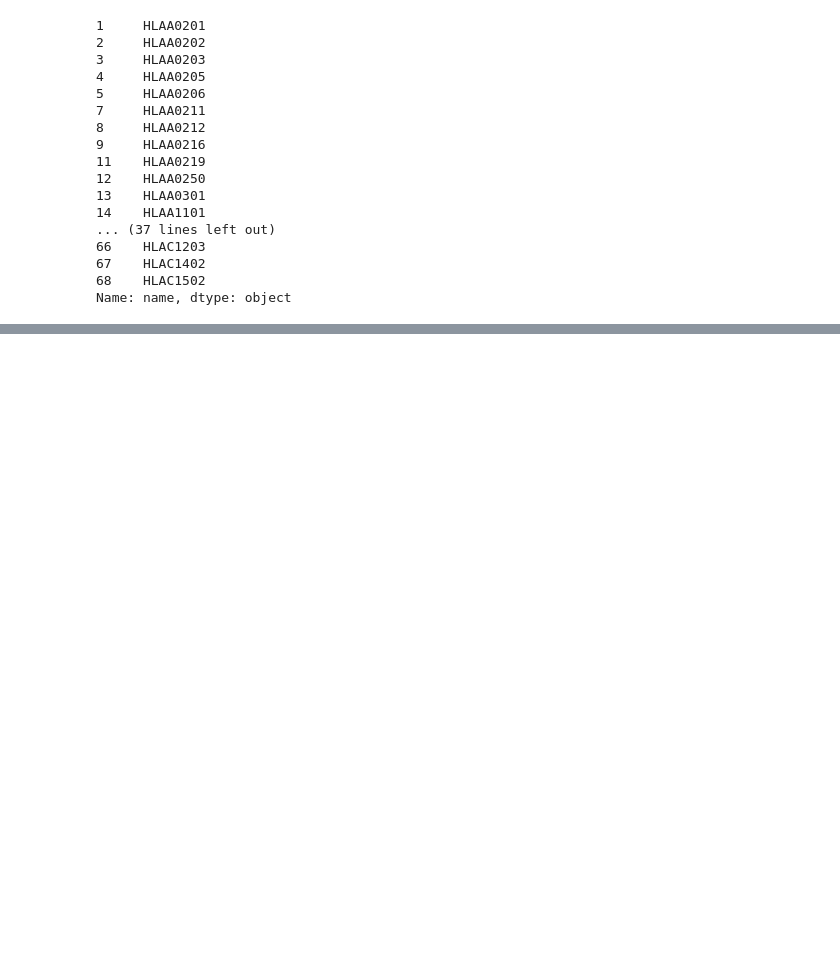
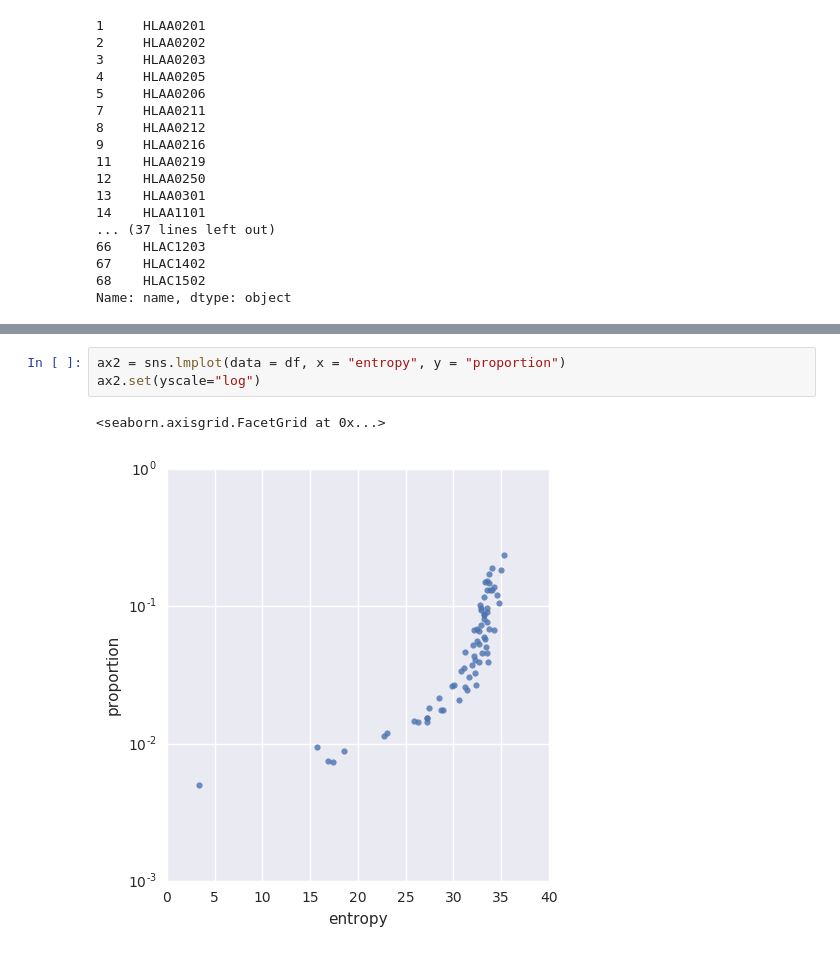
Before and after one commit to antigenomics/ipred, a Jupyter notebook: Allele_selection.ipynb, the cells around one changed output, grey strips where cells are left out. Drawn from its saved outputs; the diff is of its cells as text; blank space fills up the shorter version.

```diff
--- a/Allele_selection.ipynb
+++ b/Allele_selection.ipynb
@@ -276,0 +352,6 @@ Name: name, dtype: object
+# %%
+ax2 = sns.lmplot(data = df, x = "entropy", y = "proportion")
+ax2.set(yscale="log")
+# %% [output]
+<seaborn.axisgrid.FacetGrid at 0x...>
+[figure, added]
```
Also changed, not shown: parts of 10 cells of this notebook, 1 other file.
